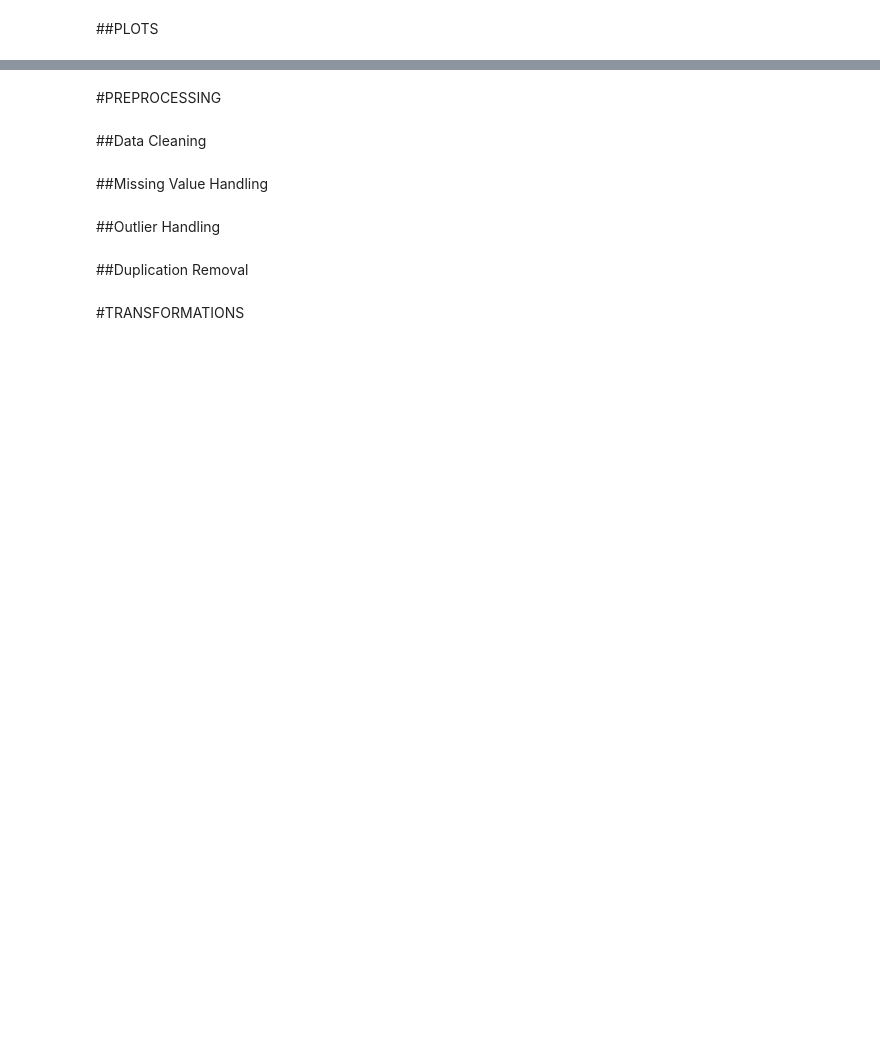
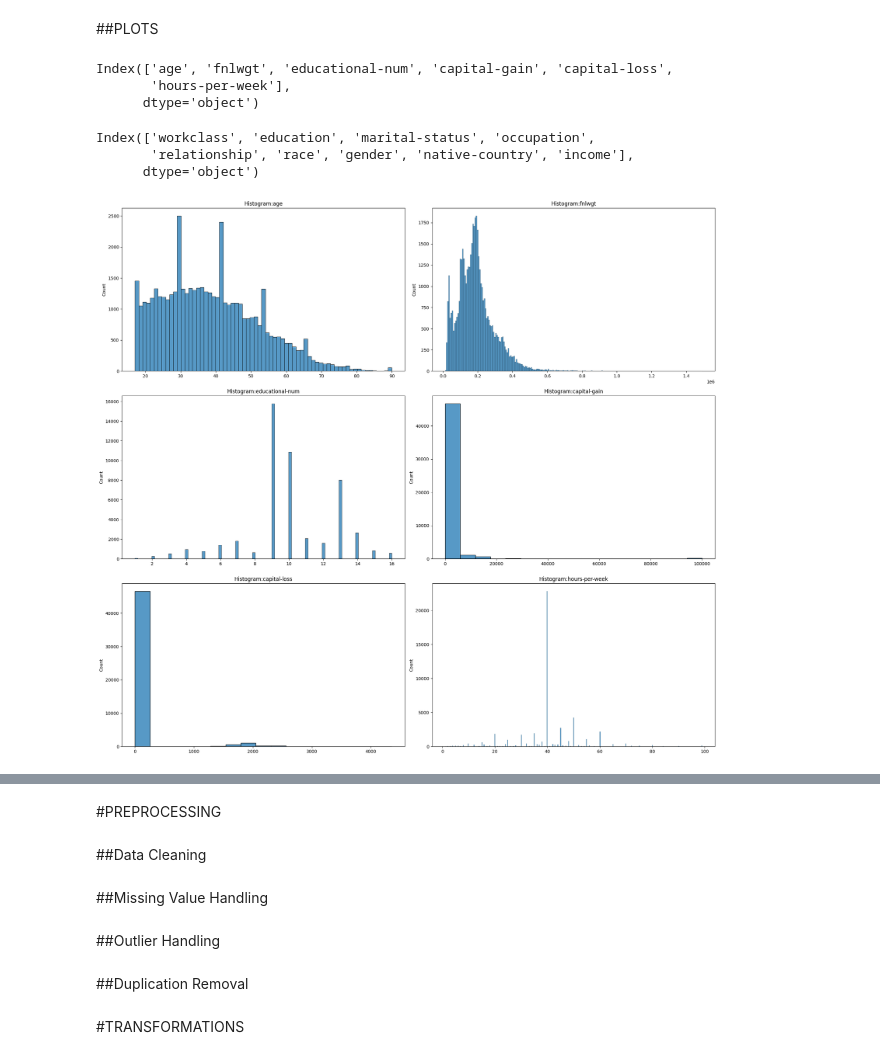
Before and after one commit to eshhha/ADULT_INCOME___PREDICTION, a Jupyter notebook: Adult_Income_prediction.ipynb, the cells around one changed output, grey strips where cells are left out. Saved outputs shown, nothing was run; the diff lists cells and outputs as text; code cells hidden in the pictures; blank space fills up the shorter version.

Commit message:
Completed initial exploratory data analysis

```diff
--- a/Adult_Income_prediction.ipynb
+++ b/Adult_Income_prediction.ipynb
@@ -10,2 +20,6 @@ Mounted at /content/drive
 # %% [markdown]
 #READ DATASET
+# %%
+filepath = '/content/drive/MyDrive/AI ML Course/Data/adult.csv'
+df_adult = pd.read_csv(filepath)
+df_adult
@@ -15,0 +133,33 @@ Mounted at /content/drive
+# %%
+# Select the names of all numerical columns (integer and float data types)
+num_cols = df_adult.select_dtypes(include=['int','float']).columns
+# Select the names of all categorical columns (object and boolean data types)
+cat_cols = df_adult.select_dtypes(include=['object','bool']).columns
+# %%
+# Display the names of the numerical columns
+num_cols
+# %% [output]
+Index(['age', 'fnlwgt', 'educational-num', 'capital-gain', 'capital-loss',
+       'hours-per-week'],
+      dtype='object')
+# %%
+# Display the names of the categorical columns
+cat_cols
+# %% [output]
+Index(['workclass', 'education', 'marital-status', 'occupation',
+       'relationship', 'race', 'gender', 'native-country', 'income'],
+      dtype='object')
+# %%
+# Create histograms for each numerical column to understand the distribution of values
+plt.figure(figsize=(20,18))
+
+for i,col in enumerate(num_cols):
+  plt.subplot(3,2,i+1)
+  sns.histplot(df_adult[col])
+  plt.title(f'Histogram:{col}')
+  plt.xlabel('')
+
+plt.tight_layout()
+plt.show()
+# %% [output]
+[figure, added]
```
Also changed, not shown: parts of 14 cells of this notebook.
